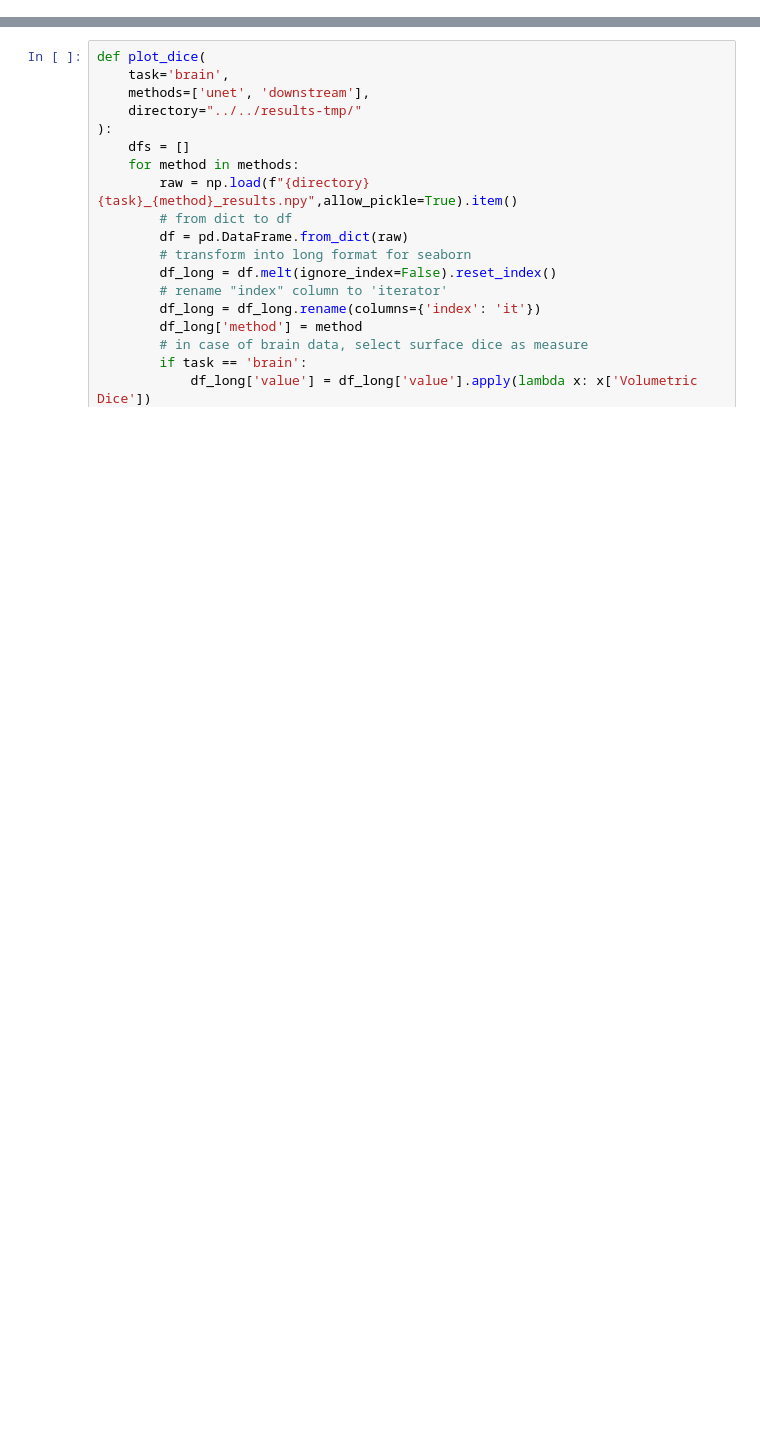
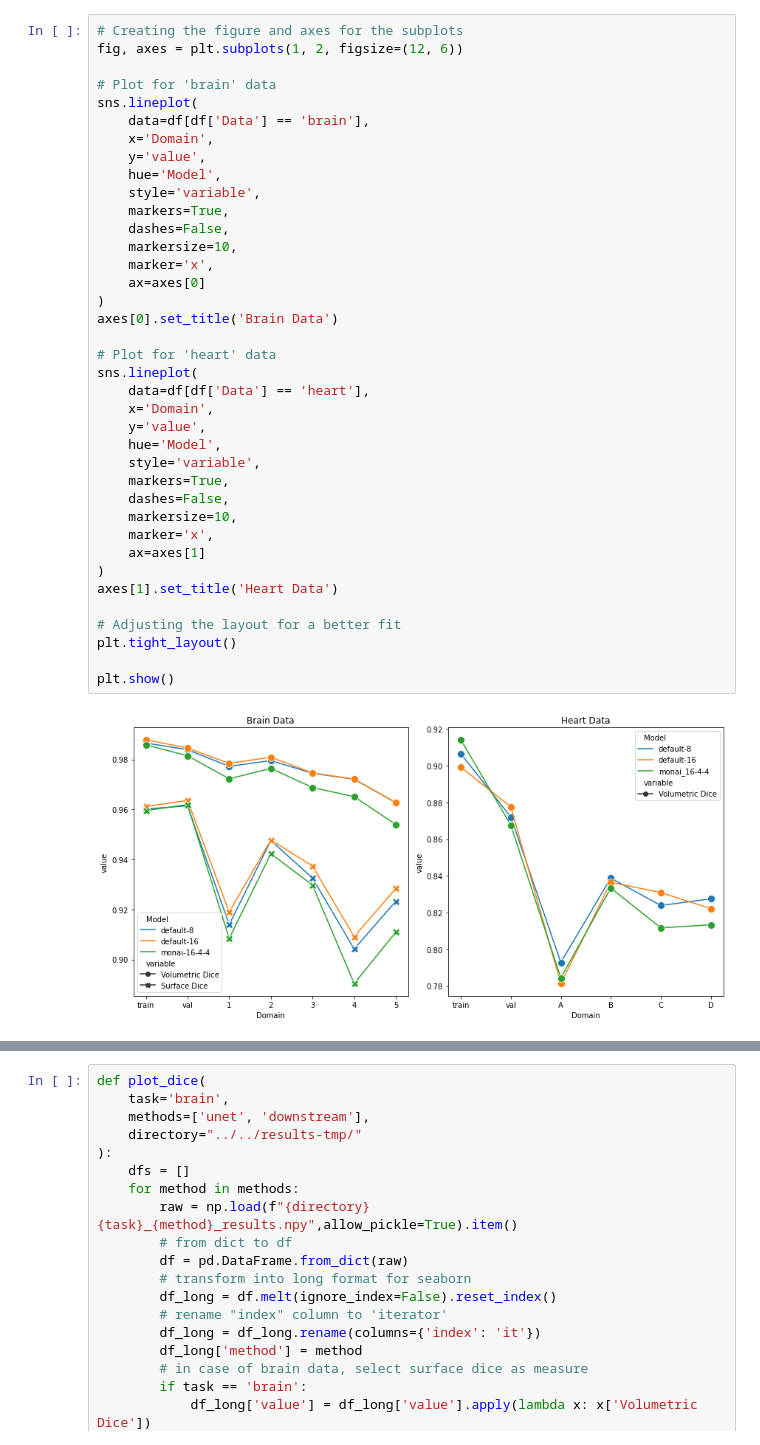
Before and after one commit to MedVisBonn/Segmentation-Distortion, a Jupyter notebook: src/demos/dice-test.ipynb, the cells around one changed output, grey strips where cells are left out. Drawn from its saved outputs; the diff is of its cells as text; blank space fills up the shorter version.

```diff
--- a/src/demos/dice-test.ipynb
+++ b/src/demos/dice-test.ipynb
@@ -5,0 +63,40 @@ import seaborn as sns
+# %%
+# Creating the figure and axes for the subplots
+fig, axes = plt.subplots(1, 2, figsize=(12, 6))
+
+# Plot for 'brain' data
+sns.lineplot(
+    data=df[df['Data'] == 'brain'],
+    x='Domain',
+    y='value',
+    hue='Model',
+    style='variable',
+    markers=True,
+    dashes=False,
+    markersize=10,
+    marker='x',
+    ax=axes[0]
+)
+axes[0].set_title('Brain Data')
+
+# Plot for 'heart' data
+sns.lineplot(
+    data=df[df['Data'] == 'heart'],
+    x='Domain',
+    y='value',
+    hue='Model',
+    style='variable',
+    markers=True,
+    dashes=False,
+    markersize=10,
+    marker='x',
+    ax=axes[1]
+)
+axes[1].set_title('Heart Data')
+
+# Adjusting the layout for a better fit
+plt.tight_layout()
+
+plt.show()
+# %% [output]
+[figure, added]
```
Also changed, not shown: parts of 11 cells of this notebook, 32 other files.
